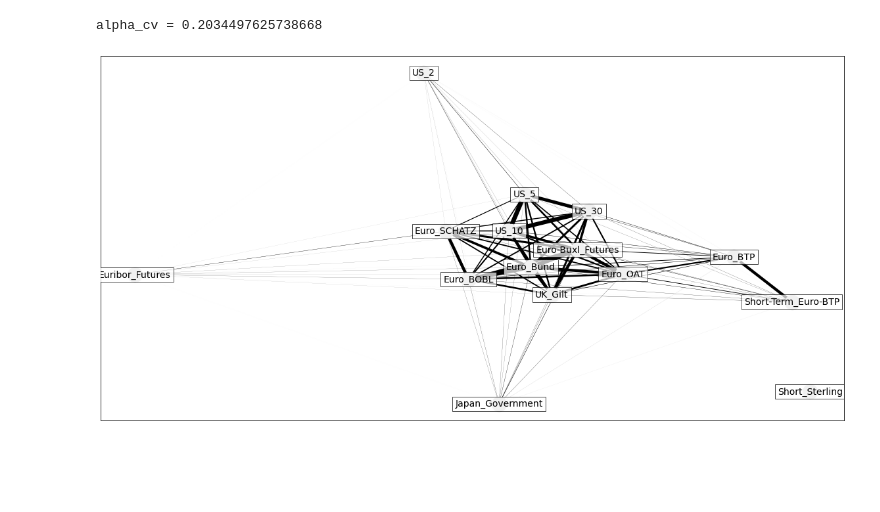
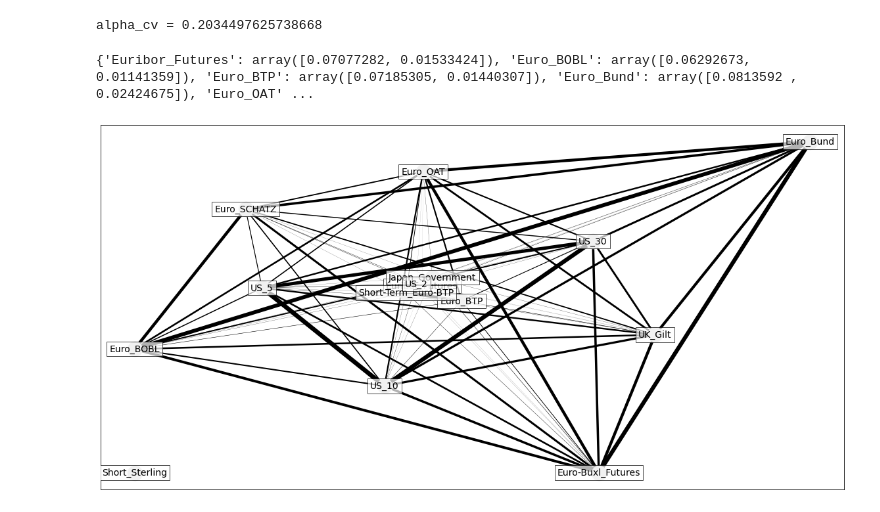
Before and after one commit to scikibu/Two-step-optimization-paper, a Jupyter notebook: Data_preprocess.ipynb, the cells around one changed output. Drawn from its saved outputs; the diff is of its cells as text; code cells hidden in the pictures; blank space fills up the shorter version.

```diff
--- a/Data_preprocess.ipynb
+++ b/Data_preprocess.ipynb
@@ -177,18 +177,23 @@ G = nx.from_pandas_adjacency(cov)
 # %%
 fig, ax = plt.subplots(1, 1, figsize=(16, 8))
 
 width=[10*d["weight"] for (u, v, d) in G.edges(data=True)]
-pos = nx.spring_layout(G, seed=12)  # positions for all nodes - seed for reproducibility
-pos["Short_Sterling"] -= 0.7
+#pos = nx.spring_layout(G, seed=12)  # positions for all nodes - seed for reproducibility
+#pos["Short_Sterling"] -= 0.7
+pos = nx.kamada_kawai_layout(G)
+pos["Short_Sterling"] = np.array([min(val[0] for key, val in pos.items() if key!="Short_Sterling"),
+                                  min(val[1] for key, val in pos.items() if key!="Short_Sterling")])
+print(pos)
 # nodes
 nx.draw_networkx_nodes(G, pos, ax=ax, node_size=500, node_color="lightgray")
 
 # edges
 nx.draw_networkx_edges(G, pos, ax=ax, width=width)
 
 # labels
 label_options = {"ec": "k", "fc": "white", "alpha": 0.7}
 nx.draw_networkx_labels(G, pos, ax=ax, font_size=14, font_family="sans-serif", bbox=label_options)
 fig.tight_layout()
 # %% [output]
+{'Euribor_Futures': array([0.07077282, 0.01533424]), 'Euro_BOBL': array([0.06292673, 0.01141359]), 'Euro_BTP': array([0.07185305, 0.01440307]), 'Euro_Bund': array([0.0813592 , 0.02424675]), 'Euro_OAT' ...
-[figure, old version]
+[figure, new version]
```
Also changed, not shown: 1 other file.
